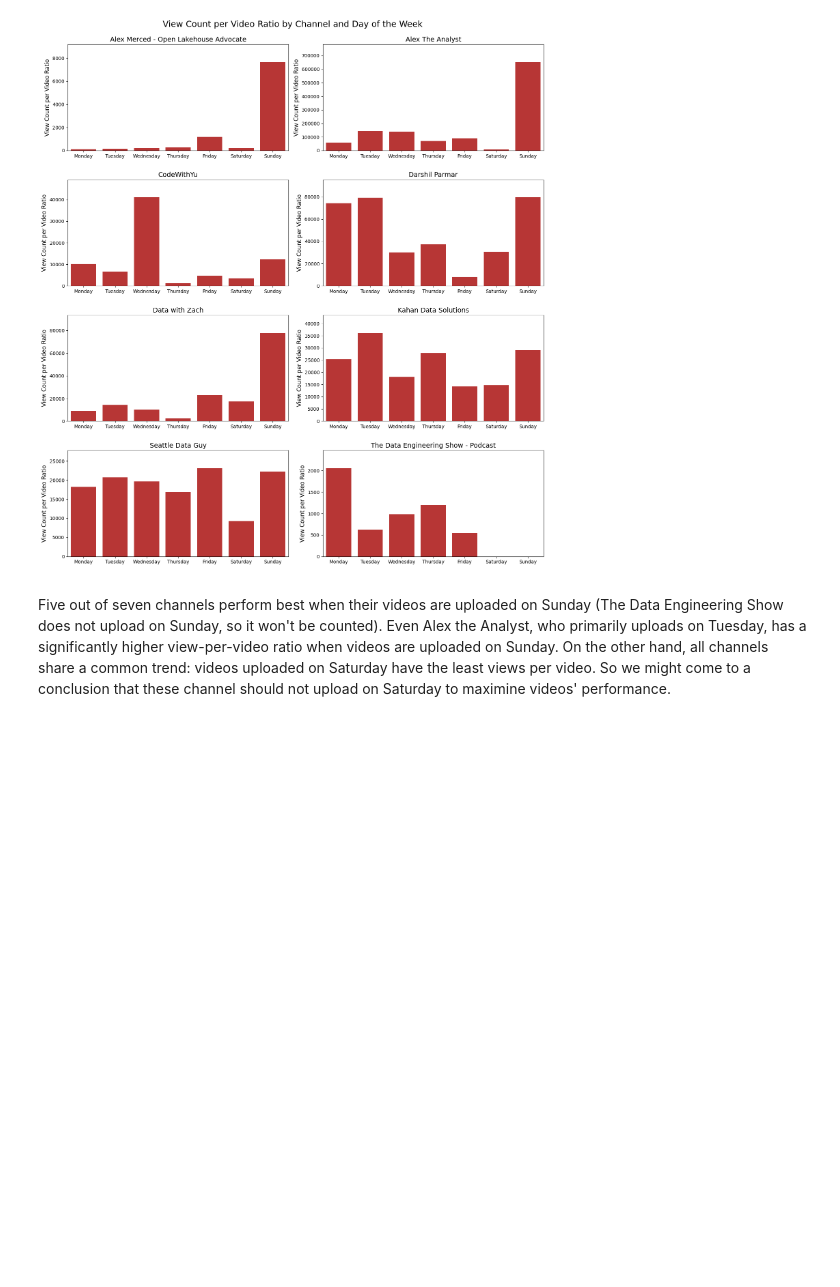
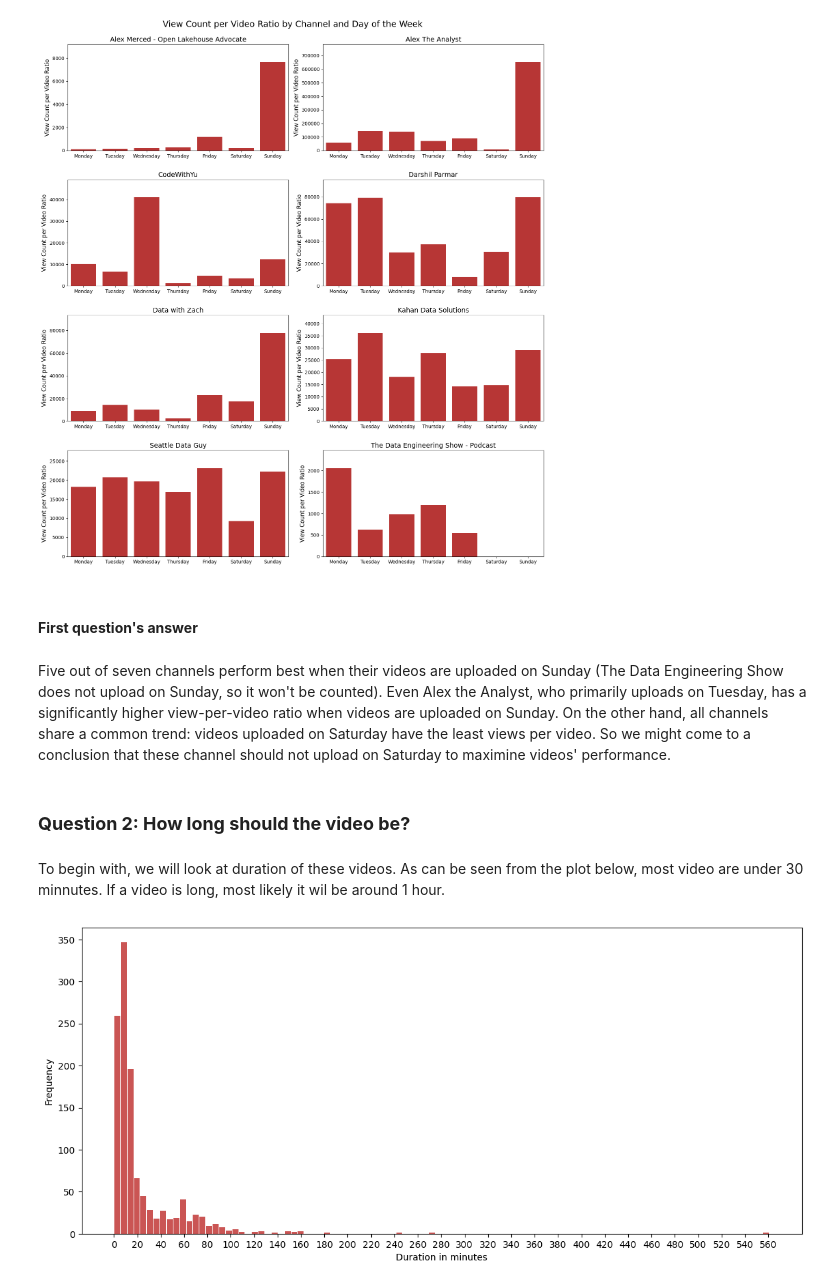
Before and after one commit to annguyen-git/should_you_upload_youtube, a Jupyter notebook: youtube_data_analytics.ipynb, the cells around one changed output. Saved outputs shown, nothing was run; the diff lists cells and outputs as text; code cells hidden in the pictures; blank space fills up the shorter version.

```diff
--- a/youtube_data_analytics.ipynb
+++ b/youtube_data_analytics.ipynb
@@ -161,5 +155,31 @@ plt.suptitle('View Count per Video Ratio by Channel and Day of the Week', fontsi
 plt.show()
 # %% [output]
 [figure]
+# %% [markdown]
+#### **First question's answer**
 # %% [markdown]
 Five out of seven channels perform best when their videos are uploaded on Sunday (The Data Engineering Show does not upload on Sunday, so it won't be counted). Even Alex the Analyst, who primarily uploads on Tuesday, has a significantly higher view-per-video ratio when videos are uploaded on Sunday. On the other hand, all channels share a common trend: videos uploaded on Saturday have the least views per video. So we might come to a conclusion that these channel should not upload on Saturday to maximine videos' performance.
+# %% [markdown]
+### **Question 2: How long should the video be?**
+# %% [markdown]
+To begin with, we will look at duration of these videos. As can be seen from the plot below, most video are under 30 minnutes. If a video is long, most likely it wil be around 1 hour.
+# %%
+data = pd.DataFrame()
+data['Duration in minutes'] = df['duration'] / 60
+
+plt.figure(figsize=(14, 6))
+sns.histplot(
+    data,
+    x="Duration in minutes",
+    bins=100,
+    color='#b91c1b',
+    edgecolor=None,
+    shrink=0.9
+)
+
+plt.xticks(range(0, int(data['Duration in minutes'].max()) + 20, 20))
+plt.xlabel('Duration in minutes')
+plt.ylabel('Frequency')
+plt.show()
+# %% [output]
+[figure, added]
```
Also changed, not shown: parts of 18 cells of this notebook, 5 other files.
